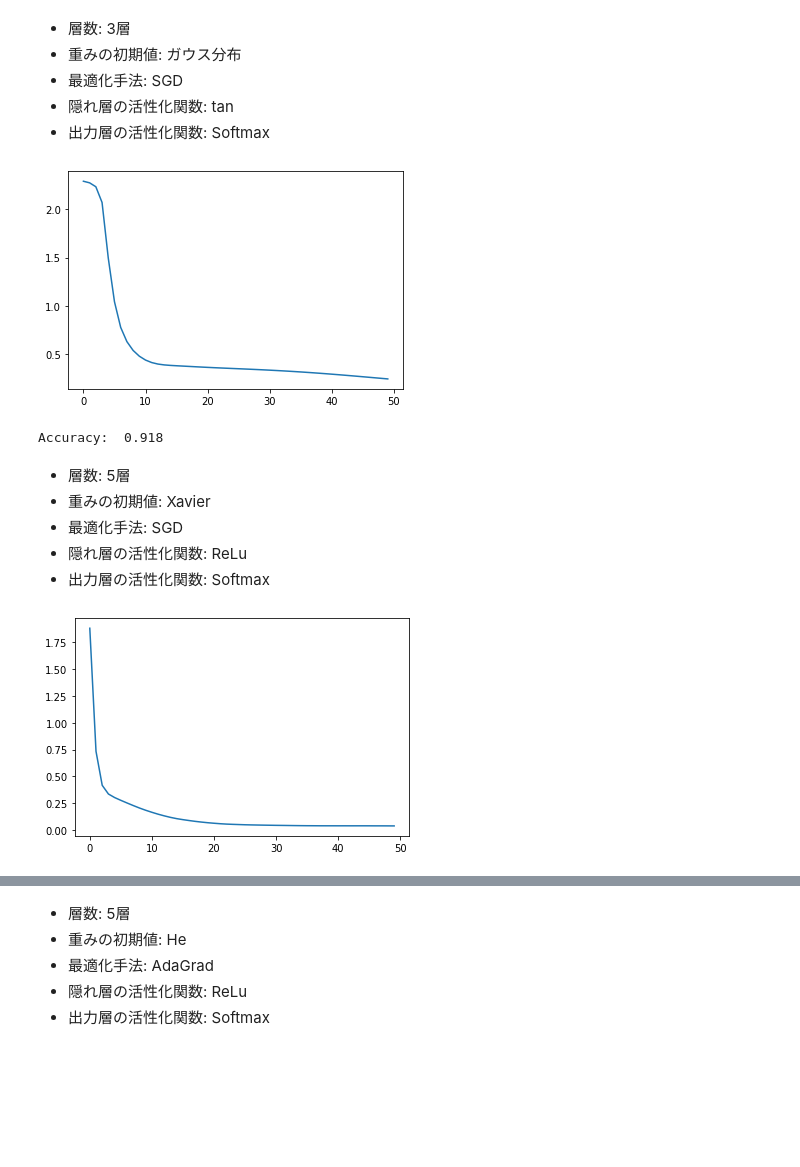
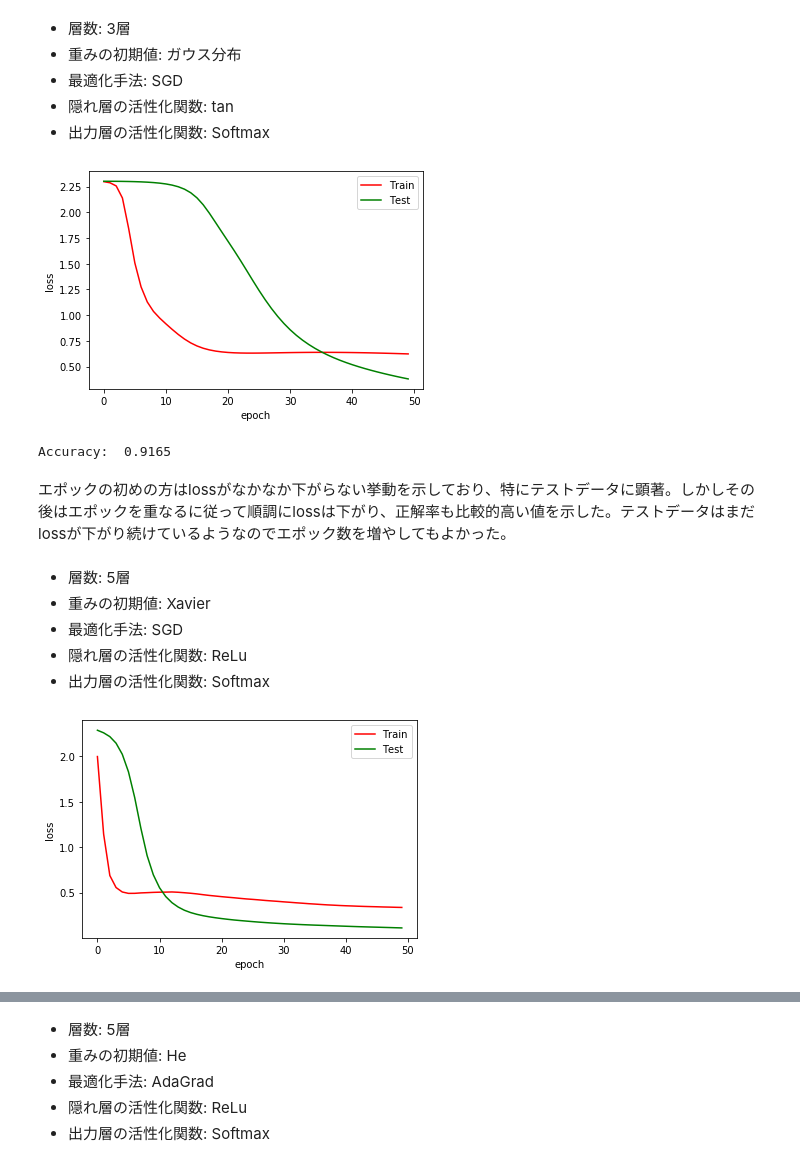
Before and after one commit to kei611/diveintocode-ml, a Jupyter notebook: Sprint10/Sprint 深層学習スクラッチ ディープニューラルネットワーク .ipynb, the cells around one changed output, grey strips where cells are left out. Saved outputs shown, nothing was run; the diff lists cells and outputs as text; code cells hidden in the pictures; blank space fills up the shorter version.

```diff
--- a/Sprint10/Sprint 深層学習スクラッチ ディープニューラルネットワーク .ipynb
+++ b/Sprint10/Sprint 深層学習スクラッチ ディープニューラルネットワーク .ipynb
@@ -1168,11 +1210,22 @@ sdnn_mn1 = ScratchDeepNeuralNetrowkClassifier1(lr=0.001,
                                             sigma=0.01)
 # %%
 sdnn_mn1.fit(X_train, y_train_one_hot, 50)
-# %%
-plt.plot(range(50), sdnn_mn1.cost_list)
-plt.show()
-# %% [output]
-[figure, removed]
+# %%
+sdnn_mn1_val = ScratchDeepNeuralNetrowkClassifier1(lr=0.001,
+                                            minibatch_size=20,
+                                            n_nodes1=400, n_nodes2=200,
+                                            sigma=0.01)
+# %%
+sdnn_mn1_val.fit(X_val, y_val_one_hot, 50)
+# %%
+plt.plot(range(50), sdnn_mn1.cost_list, color='r', label='Train')
+plt.plot(range(50), sdnn_mn1_val.cost_list, color='g', label='Test')
+plt.xlabel('epoch')
+plt.ylabel('loss')
+plt.legend()
+plt.show()
+# %% [output]
+[figure, added]
 # %%
 y_mn_test_pred1 = sdnn_mn1.predict(X_val)
 # %%
@@ -1181,7 +1234,9 @@ from sklearn.metrics import accuracy_score
 
 print('Accuracy: ', accuracy_score(y_val, y_mn_test_pred1))
 # %% [output]
-Accuracy:  0.918
+Accuracy:  0.9165
+# %% [markdown]
+エポックの初めの方はlossがなかなか下がらない挙動を示しており、特にテストデータに顕著。しかしその後はエポックを重なるに従って順調にlossは下がり、正解率も比較的高い値を示した。テストデータはまだlossが下がり続けているようなのでエポック数を増やしてもよかった。
 # %% [markdown]
 - 層数: 5層
 - 重みの初期値: Xavier
@@ -1196,8 +1251,3 @@ sdnn_mn2 = ScratchDeepNeuralNetrowkClassifier2(lr=0.001,
                                             sigma=0.01)
 # %%
 sdnn_mn2.fit(X_train, y_train_one_hot, 50)
-# %%
-plt.plot(range(50), sdnn_mn2.cost_list)
-plt.show()
-# %% [output]
-[figure, removed]
@@ -1204,3 +1262,12 @@ plt.show()
+# %%
+plt.plot(range(50), sdnn_mn2.cost_list, color='r', label='Train')
+plt.plot(range(50), sdnn_mn2_val.cost_list, color='g', label='Test')
+plt.xlabel('epoch')
+plt.ylabel('loss')
+plt.legend()
+plt.show()
+# %% [output]
+[figure, added]
 # %%
 y_mn_test_pred2 = sdnn_mn2.predict(X_val)
 # %%
```
Also changed, not shown: parts of 38 cells of this notebook.
